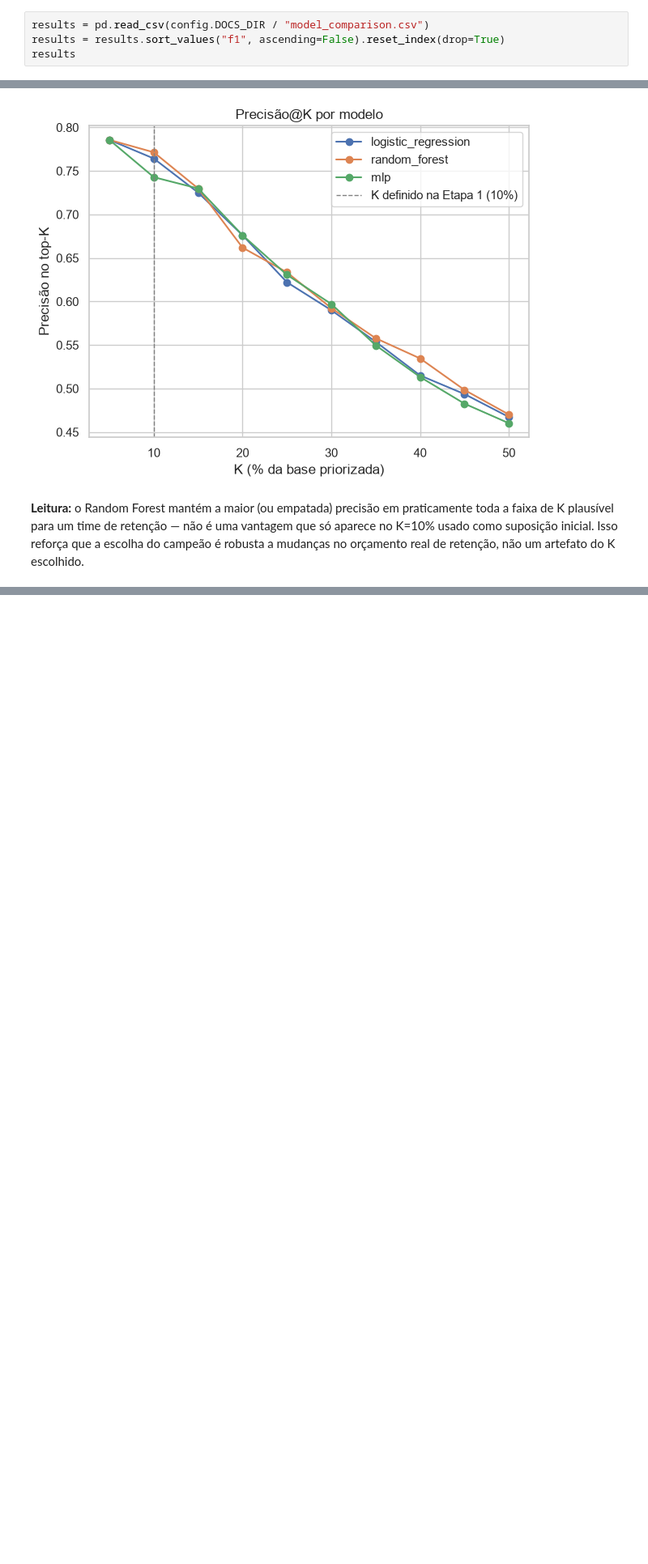
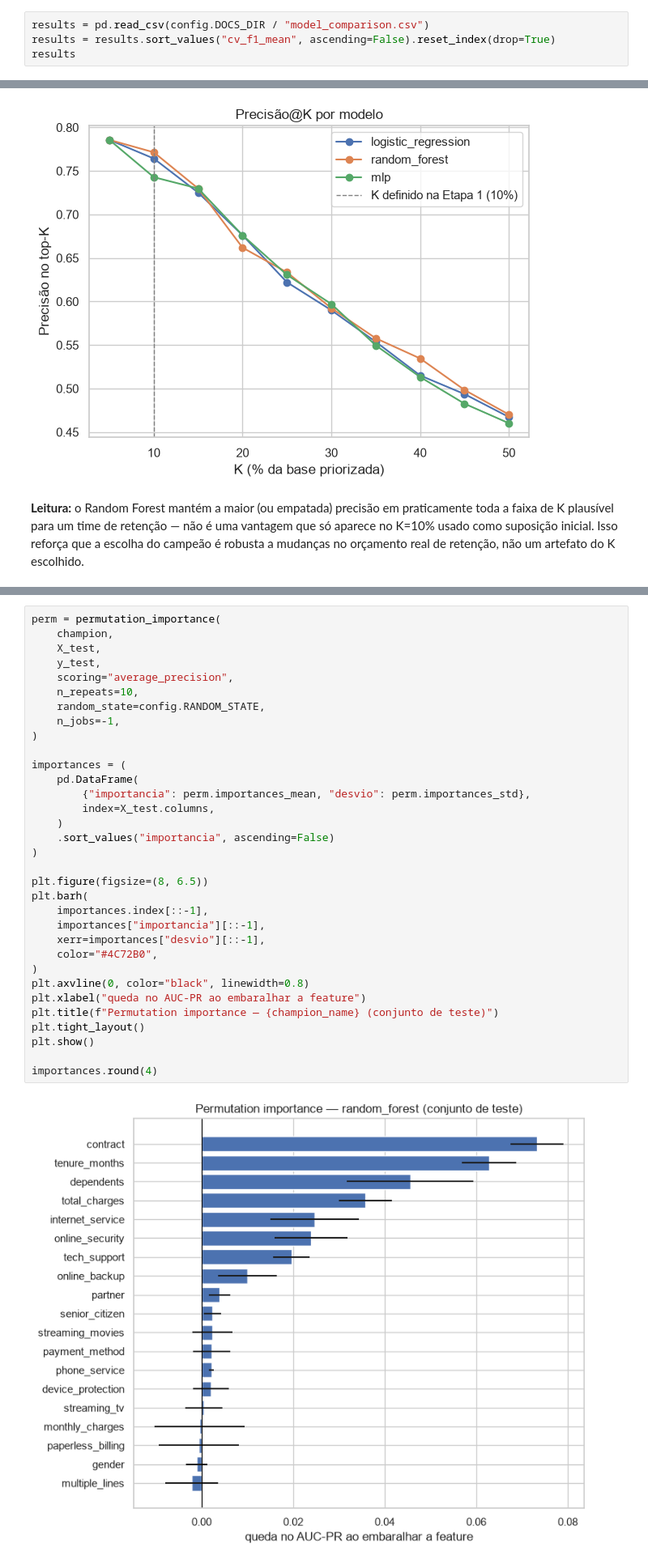
Before and after one commit to dudamarqs/churn-prediction-api, a Jupyter notebook: notebooks/model_comparison.ipynb, the cells around one changed output, grey strips where cells are left out. Shown at 81% size. Saved outputs shown, nothing was run; the diff lists cells and outputs as text; blank space fills up the shorter version.

```diff
--- a/notebooks/model_comparison.ipynb
+++ b/notebooks/model_comparison.ipynb
@@ -36,6 +45,6 @@ Resultado já produzido por `python -m churn.train`, sobre o split de teste
 # %%
 results = pd.read_csv(config.DOCS_DIR / "model_comparison.csv")
-results = results.sort_values("f1", ascending=False).reset_index(drop=True)
+results = results.sort_values("cv_f1_mean", ascending=False).reset_index(drop=True)
 results
 # %% [output]
 |  | model | cv_f1_mean | cv_f1_std | precision | recall | f1 | roc_auc | pr_auc | precision_at_k |
@@ -193,0 +323,35 @@ retenção, não um artefato do K escolhido.
+# %%
+perm = permutation_importance(
+    champion,
+    X_test,
+    y_test,
+    scoring="average_precision",
+    n_repeats=10,
+    random_state=config.RANDOM_STATE,
+    n_jobs=-1,
+)
+
+importances = (
+    pd.DataFrame(
+        {"importancia": perm.importances_mean, "desvio": perm.importances_std},
+        index=X_test.columns,
+    )
+    .sort_values("importancia", ascending=False)
+)
+
+plt.figure(figsize=(8, 6.5))
+plt.barh(
+    importances.index[::-1],
+    importances["importancia"][::-1],
+    xerr=importances["desvio"][::-1],
+    color="#4C72B0",
+)
+plt.axvline(0, color="black", linewidth=0.8)
+plt.xlabel("queda no AUC-PR ao embaralhar a feature")
+plt.title(f"Permutation importance — {champion_name} (conjunto de teste)")
+plt.tight_layout()
+plt.show()
+
+importances.round(4)
+# %% [output]
+[figure, added]
```
Also changed, not shown: parts of 18 cells of this notebook, 1 other file.
